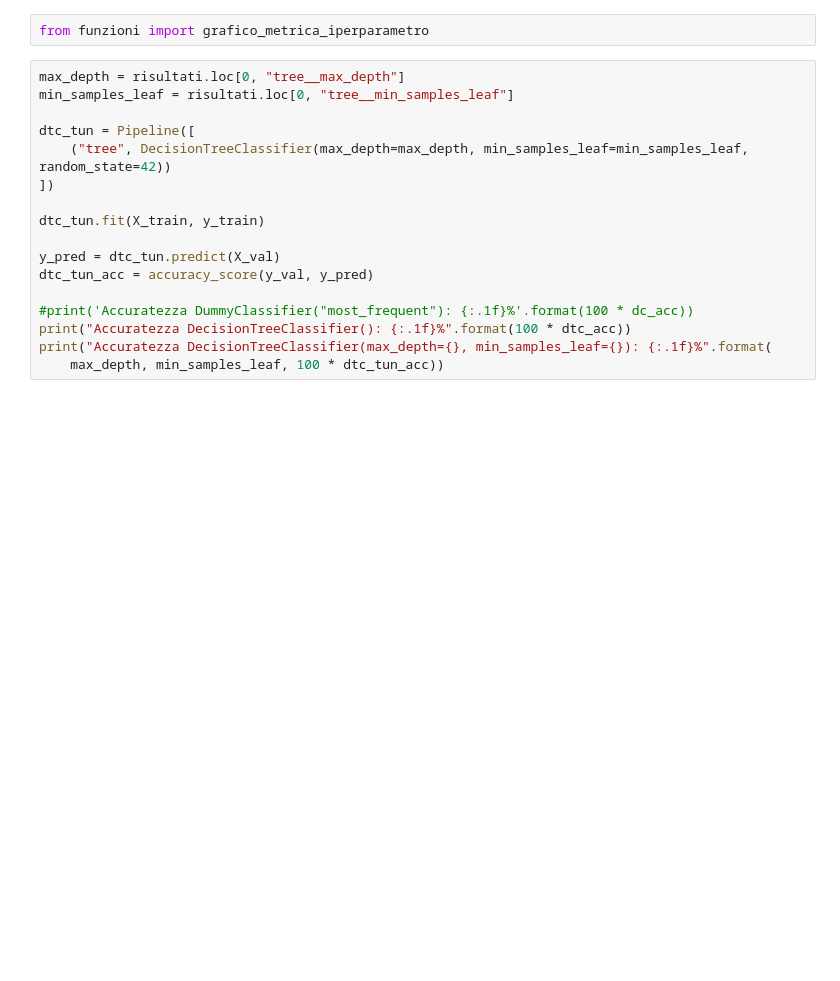
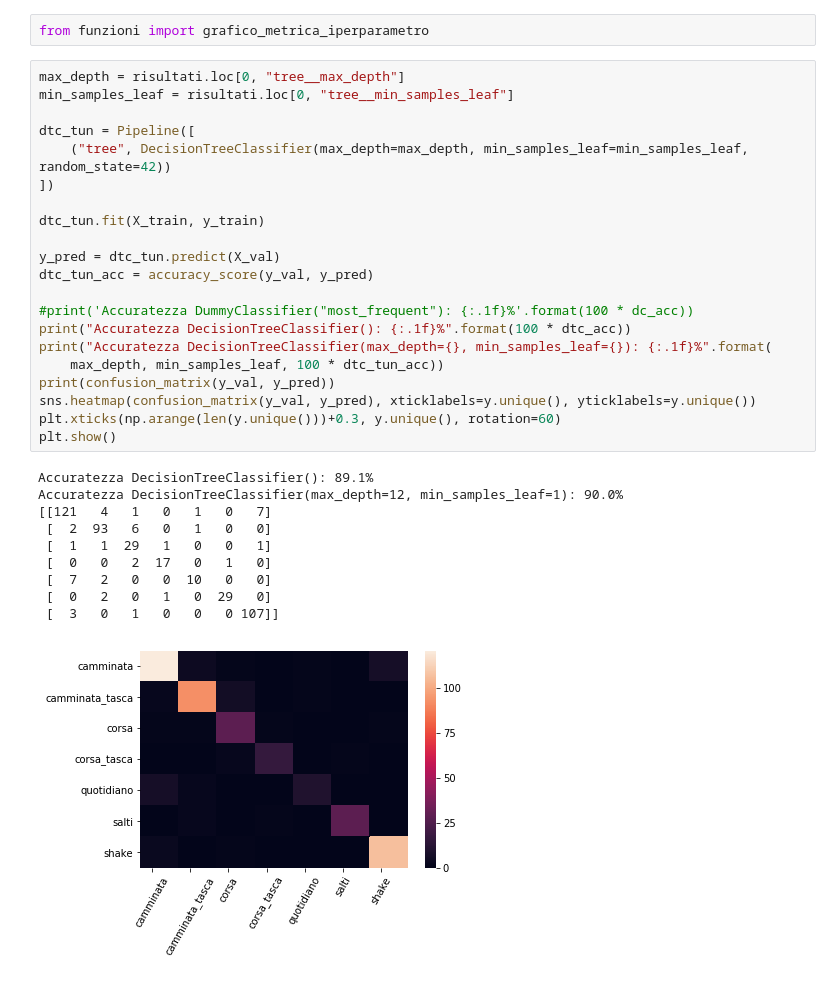
Before and after one commit to DedZago/msbd, a Jupyter notebook: fft.ipynb, the cells around one changed output. Cells and saved outputs as stored; diff of their text form; blank space fills up the shorter version.

```diff
--- a/fft.ipynb
+++ b/fft.ipynb
@@ -128,17 +122,32 @@ from funzioni import grafico_metrica_iperparametro
 # %%
 max_depth = risultati.loc[0, "tree__max_depth"]
 min_samples_leaf = risultati.loc[0, "tree__min_samples_leaf"]
 
 dtc_tun = Pipeline([
     ("tree", DecisionTreeClassifier(max_depth=max_depth, min_samples_leaf=min_samples_leaf, random_state=42))
 ])
 
 dtc_tun.fit(X_train, y_train)
 
 y_pred = dtc_tun.predict(X_val)
 dtc_tun_acc = accuracy_score(y_val, y_pred)
 
 #print('Accuratezza DummyClassifier("most_frequent"): {:.1f}%'.format(100 * dc_acc))
 print("Accuratezza DecisionTreeClassifier(): {:.1f}%".format(100 * dtc_acc))
 print("Accuratezza DecisionTreeClassifier(max_depth={}, min_samples_leaf={}): {:.1f}%".format(
     max_depth, min_samples_leaf, 100 * dtc_tun_acc))
+print(confusion_matrix(y_val, y_pred))
+sns.heatmap(confusion_matrix(y_val, y_pred), xticklabels=y.unique(), yticklabels=y.unique())
+plt.xticks(np.arange(len(y.unique()))+0.3, y.unique(), rotation=60)
+plt.show()
+# %% [output]
+Accuratezza DecisionTreeClassifier(): 89.1%
+Accuratezza DecisionTreeClassifier(max_depth=12, min_samples_leaf=1): 90.0%
+[[121   4   1   0   1   0   7]
+ [  2  93   6   0   1   0   0]
+ [  1   1  29   1   0   0   1]
+ [  0   0   2  17   0   1   0]
+ [  7   2   0   0  10   0   0]
+ [  0   2   0   1   0  29   0]
+ [  3   0   1   0   0   0 107]]
+[figure, added]
```
Also changed, not shown: parts of 14 cells of this notebook, 15 other files.
